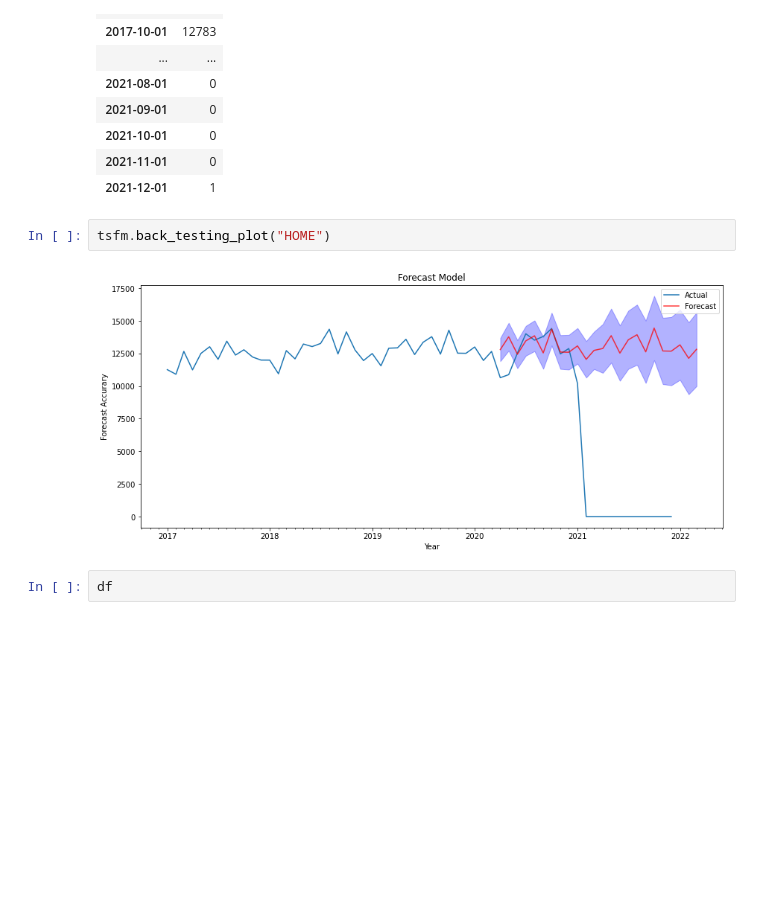
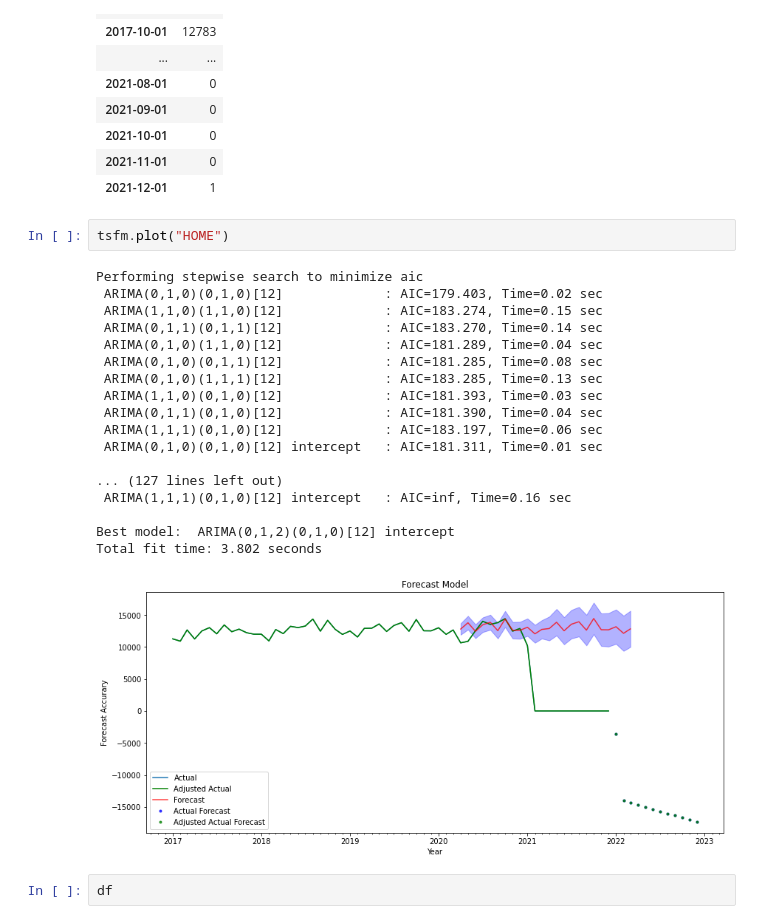
Before and after one commit to odog96veritic/forecast_generator, a Jupyter notebook: test.ipynb, the cells around one changed output. Cells and saved outputs as stored; diff of their text form; blank space fills up the shorter version.

Commit message:
Add adjusted data getter, modify plot function

```diff
--- a/test.ipynb
+++ b/test.ipynb
@@ -352,9 +303,26 @@ tsfm.get_actual_data("HOME")
 | 2021-11-01 | 0 |
 | 2021-12-01 | 1 |
 # %%
-tsfm.back_testing_plot("HOME")
+tsfm.plot("HOME")
 # %% [output]
+Performing stepwise search to minimize aic
+ ARIMA(0,1,0)(0,1,0)[12]             : AIC=179.403, Time=0.02 sec
+ ARIMA(1,1,0)(1,1,0)[12]             : AIC=183.274, Time=0.15 sec
+ ARIMA(0,1,1)(0,1,1)[12]             : AIC=183.270, Time=0.14 sec
+ ARIMA(0,1,0)(1,1,0)[12]             : AIC=181.289, Time=0.04 sec
+ ARIMA(0,1,0)(0,1,1)[12]             : AIC=181.285, Time=0.08 sec
+ ARIMA(0,1,0)(1,1,1)[12]             : AIC=183.285, Time=0.13 sec
+ ARIMA(1,1,0)(0,1,0)[12]             : AIC=181.393, Time=0.03 sec
+ ARIMA(0,1,1)(0,1,0)[12]             : AIC=181.390, Time=0.04 sec
+ ARIMA(1,1,1)(0,1,0)[12]             : AIC=183.197, Time=0.06 sec
+ ARIMA(0,1,0)(0,1,0)[12] intercept   : AIC=181.311, Time=0.01 sec
+
+... (127 lines left out)
+ ARIMA(1,1,1)(0,1,0)[12] intercept   : AIC=inf, Time=0.16 sec
+
+Best model:  ARIMA(0,1,2)(0,1,0)[12] intercept
+Total fit time: 3.802 seconds
-[figure, old version]
+[figure, new version]
 # %%
 df
 # %% [output]
```
Also changed, not shown: parts of 5 cells of this notebook, 2 other files.
